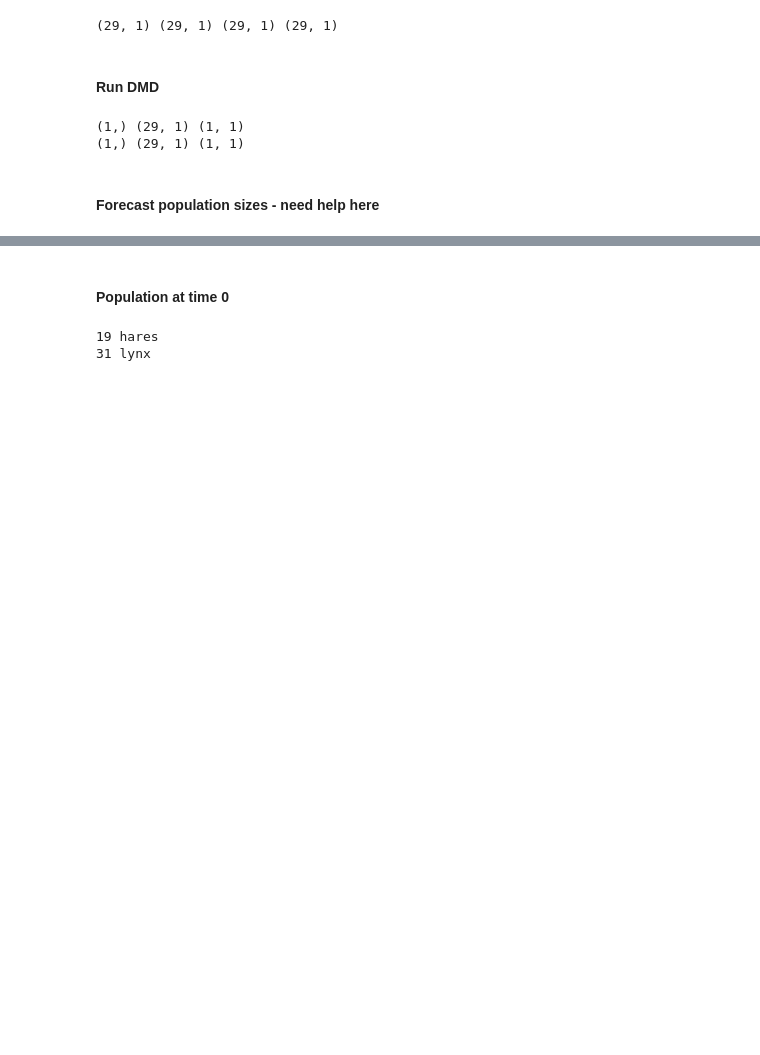
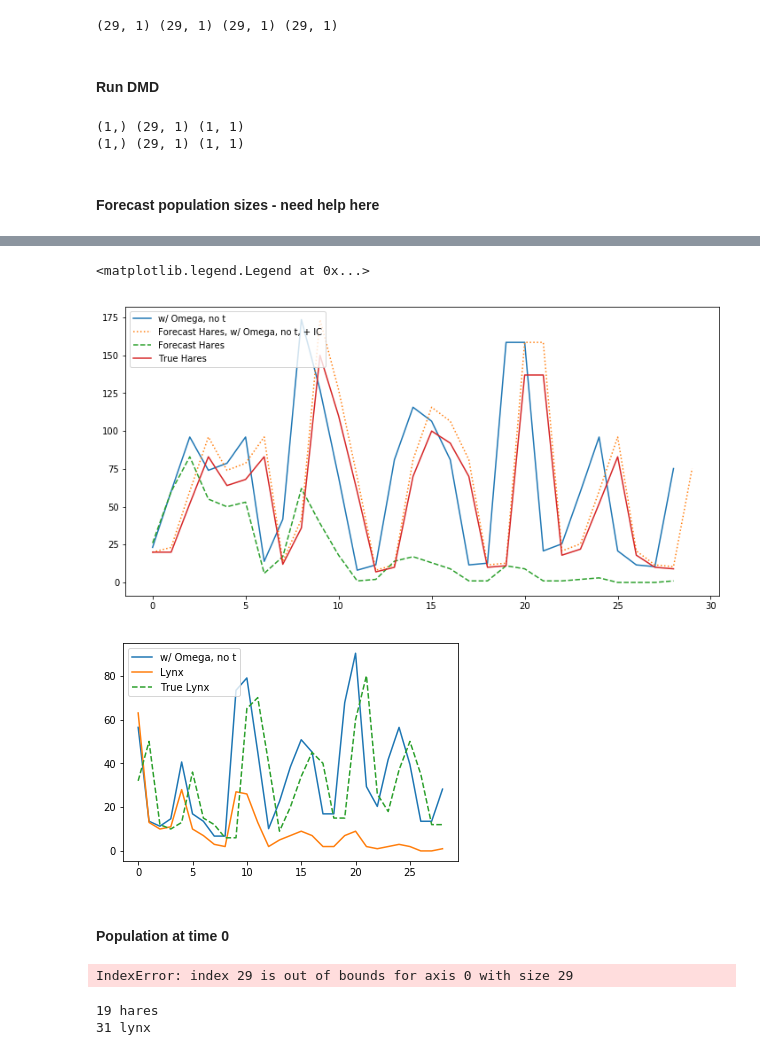
Before and after one commit to jmichellehu/ComplexSystems_AMATH563, a Jupyter notebook: hw2/AMATH563_hw2.ipynb, the cells around one changed output, grey strips where cells are left out. Drawn from its saved outputs; the diff is of its cells as text; code cells hidden in the pictures; blank space fills up the shorter version.

Commit message:
hw2/AMATH563_hw2.ipynb: DMD prediction equation update omega

```diff
--- a/hw2/AMATH563_hw2.ipynb
+++ b/hw2/AMATH563_hw2.ipynb
@@ -91,7 +91,8 @@ print(b_Y.shape, Phi_Y.shape, Lambda_Y.shape)
 #### Forecast population sizes - need help here
 # %%
 def forecast(Phi, Lambda, t, b):
-    return(int(np.array(Phi*np.exp(Lambda*t)*b).squeeze()))
+    Omega = np.log(Lambda)/2
+    return(np.array(Phi[t]*np.exp(Omega*t)*b).squeeze())
 
 hares_dmd=[]
 lynx_dmd=[]
@@ -99,7 +100,7 @@ lynx_dmd=[]
 years = df.Year.values
 
 # Calculate DMD-derived populations
-for t in range(len(years)):
+for t in range(len(years)-1):
     hares_dmd.append(forecast(Phi_X, Lambda_X, t, b_X))
     lynx_dmd.append(forecast(Phi_Y, Lambda_Y, t, b_Y))
 
@@ -131,0 +123,7 @@ plt.plot(X)
+# %%
+dmd_hares=(Phi_X*b_X*np.exp(np.log(Lambda_X)/2))
+print(Phi_X.shape, b_X.shape, Lambda_X.shape)
+
+# Adjust for IC of 20 hares
+dmd_hares=np.insert(arr=dmd_hares, obj=0, values=20)
+dmd_hares
@@ -132,5 +140,27 @@ plt.plot(X)
+# %%
+plt.figure(figsize=(12, 6))
+# plt.plot(Phi_X*b_X, label = "Phi*b")
+plt.plot(Phi_X*b_X*np.exp(np.log(Lambda_X)/2), label = "w/ Omega, no t")
+plt.plot(dmd_hares, ":" ,label="Forecast Hares, w/ Omega, no t, + IC")
+plt.plot(hares_dmd, "--", label="Forecast Hares")
+plt.plot(X, label="True Hares")
+plt.legend(loc="upper left")
+
+plt.figure()
+plt.plot(Phi_Y*b_Y*np.exp(np.log(Lambda_Y)/2), label = "w/ Omega, no t")
+plt.plot(lynx_dmd, label="Lynx")
+plt.plot(Y, "--", label="True Lynx")
+plt.legend(loc="upper left")
+# %% [output]
+<matplotlib.legend.Legend at 0x...>
+[figure, added]
+[figure, added]
 # %% [markdown]
 #### Population at time 0
+# %%
+forecast(Phi_X, Lambda_X, t, b_X)
+# %% [output]
+IndexError: index 29 is out of bounds for axis 0 with size 29
 # %%
 t=0
 print(forecast(Phi_X, Lambda_X, t, b_X), "hares")
```
Also changed, not shown: parts of 9 cells of this notebook.
